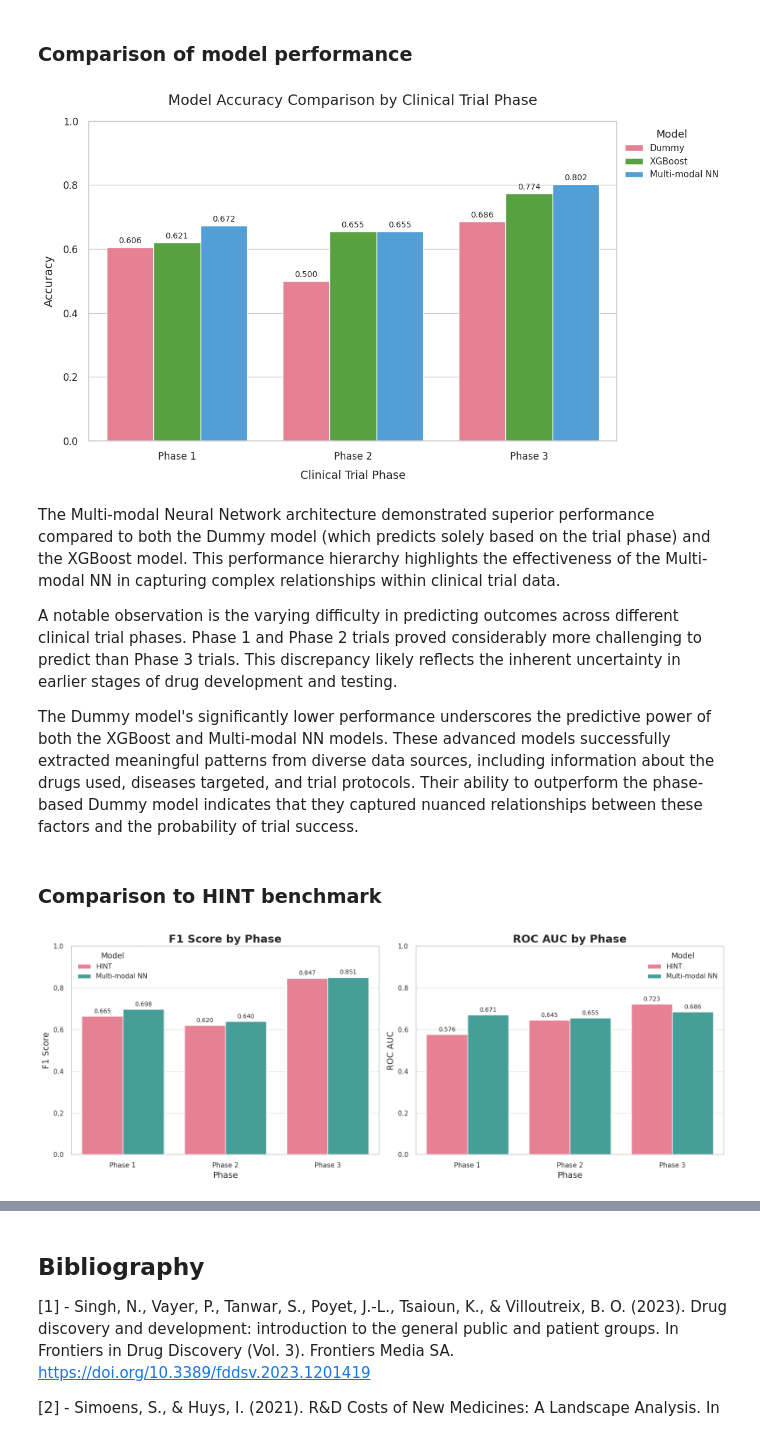
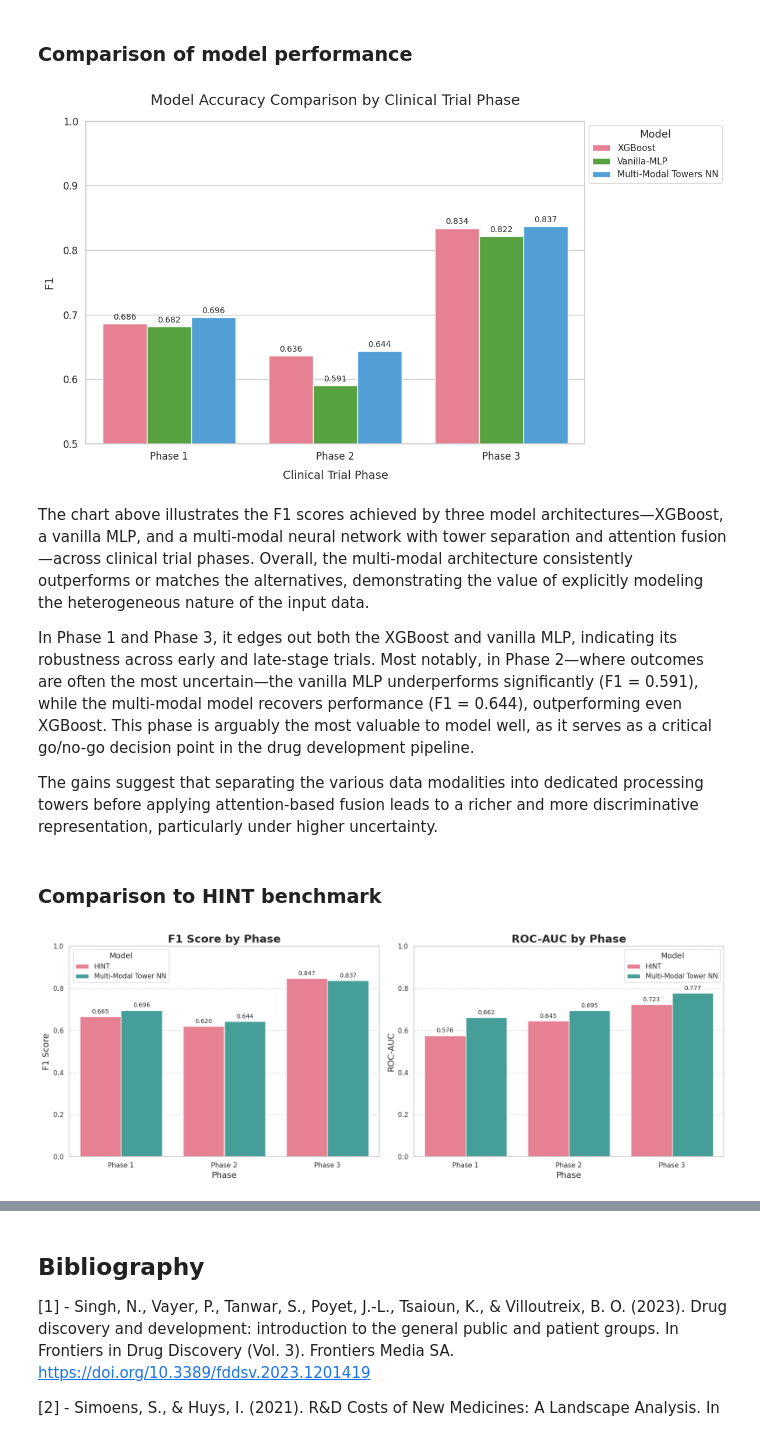
Before and after one commit to adourian/Clinical-Trial-Outcomes, a Jupyter notebook: clinical_trial_outcomes.ipynb, the cells around one changed output, grey strips where cells are left out. Saved outputs shown, nothing was run; the diff lists cells and outputs as text; code cells hidden in the pictures.

```diff
--- a/clinical_trial_outcomes.ipynb
+++ b/clinical_trial_outcomes.ipynb
@@ -1148,60 +1646,60 @@ ROC AUC: 0.5330
 # Data Preparation
 data = {
     'Phase': ['Phase 1', 'Phase 2', 'Phase 3'],
-    'Dummy': [0.6061, 0.5, 0.6857],
-    'XGBoost': [0.6207, 0.6550, 0.7737],
-    'Multi-modal NN': [0.6724, 0.6550, 0.8021]
+    'XGBoost': [0.6857, 0.6364, 0.8339],
+    'Vanilla-MLP': [0.6818, 0.5906, 0.8217],
+    'Multi-Modal Towers NN': [0.6957, 0.6437, 0.8368]
 }
 
 # Convert data to DataFrame
 df = pd.DataFrame(data)
-df_melted = df.melt(id_vars='Phase', var_name='Model', value_name='Accuracy')
+df_melted = df.melt(id_vars='Phase', var_name='Model', value_name='F1')
 
 # Set the Seaborn style
 sns.set_theme(style="whitegrid")
 
 # Plotting
 fig, ax = plt.subplots(figsize=(12, 7))
-sns.barplot(data=df_melted, x='Phase', y='Accuracy', hue='Model', palette="husl", ax=ax)
+sns.barplot(data=df_melted, x='Phase', y='F1', hue='Model', palette="husl", ax=ax)
 
 # Customize the plot
 ax.set_title('Model Accuracy Comparison by Clinical Trial Phase', fontsize=18, pad=20)
 ax.set_xlabel('Clinical Trial Phase', fontsize=14, labelpad=10)
-ax.set_ylabel('Accuracy', fontsize=14, labelpad=10)
-ax.set_ylim(0, 1)  # Keep the accuracy scale from 0 to 1
+ax.set_ylabel('F1', fontsize=14, labelpad=10)
+ax.set_ylim(0.5, 1)
 ax.tick_params(axis='both', which='major', labelsize=12)
 
 # Add value labels on the bars
 for container in ax.containers:
     ax.bar_label(container, fmt='%.3f', padding=3, fontsize=10)
 
 # Customize the legend
 ax.legend(title='Model', title_fontsize='13', fontsize='11', loc='upper left', bbox_to_anchor=(1, 1))
 
 # Adjust layout and show plot
 plt.tight_layout()
 plt.show()
 # %% [output]
-[figure, old version]
+[figure, new version]
 # %% [markdown]
-The Multi-modal Neural Network architecture demonstrated superior performance compared to both the Dummy model (which predicts solely based on the trial phase) and the XGBoost model. This performance hierarchy highlights the effectiveness of the Multi-modal NN in capturing complex relationships within clinical trial data.
+The chart above illustrates the F1 scores achieved by three model architectures—XGBoost, a vanilla MLP, and a multi-modal neural network with tower separation and attention fusion—across clinical trial phases. Overall, the multi-modal architecture consistently outperforms or matches the alternatives, demonstrating the value of explicitly modeling the heterogeneous nature of the input data.
 
-A notable observation is the varying difficulty in predicting outcomes across different clinical trial phases. Phase 1 and Phase 2 trials proved considerably more challenging to predict than Phase 3 trials. This discrepancy likely reflects the inherent uncertainty in earlier stages of drug development and testing.
+In Phase 1 and Phase 3, it edges out both the XGBoost and vanilla MLP, indicating its robustness across early and late-stage trials. Most notably, in Phase 2—where outcomes are often the most uncertain—the vanilla MLP underperforms significantly (F1 = 0.591), while the multi-modal model recovers performance (F1 = 0.644), outperforming even XGBoost. This phase is arguably the most valuable to model well, as it serves as a critical go/no-go decision point in the drug development pipeline.
 
-The Dummy model's significantly lower performance underscores the predictive power of both the XGBoost and Multi-modal NN models. These advanced models successfully extracted meaningful patterns from diverse data sources, including information about the drugs used, diseases targeted, and trial protocols. Their ability to outperform the phase-based Dummy model indicates that they captured nuanced relationships between these factors and the probability of trial success.
+The gains suggest that separating the various data modalities into dedicated processing towers before applying attention-based fusion leads to a richer and more discriminative representation, particularly under higher uncertainty.
 # %% [markdown]
 ### Comparison to HINT benchmark
 # %%
 data_f1 = {
     'Phase': ['Phase 1', 'Phase 2', 'Phase 3'],
     'HINT': [0.665, 0.620, 0.847],
-    'Multi-modal NN': [0.6984, 0.6397, 0.8513]
+    'Multi-Modal Tower NN': [0.6957, 0.6437, 0.8367]
 }
 
 data_roc_auc = {
     'Phase': ['Phase 1', 'Phase 2', 'Phase 3'],
     'HINT': [0.576, 0.645, 0.723],
-    'Multi-modal NN': [0.6707, 0.6555, 0.6857]
+    'Multi-Modal Tower NN': [0.662, 0.6953, 0.7772]
 }
 
 # Convert data to DataFrame
@@ -1250,4 +1748,4 @@ for container in containers:
 plt.tight_layout()
 plt.show()
 # %% [output]
-[figure, old version]
+[figure, new version]
```
Also changed, not shown: parts of 31 cells of this notebook, 3 other files.
